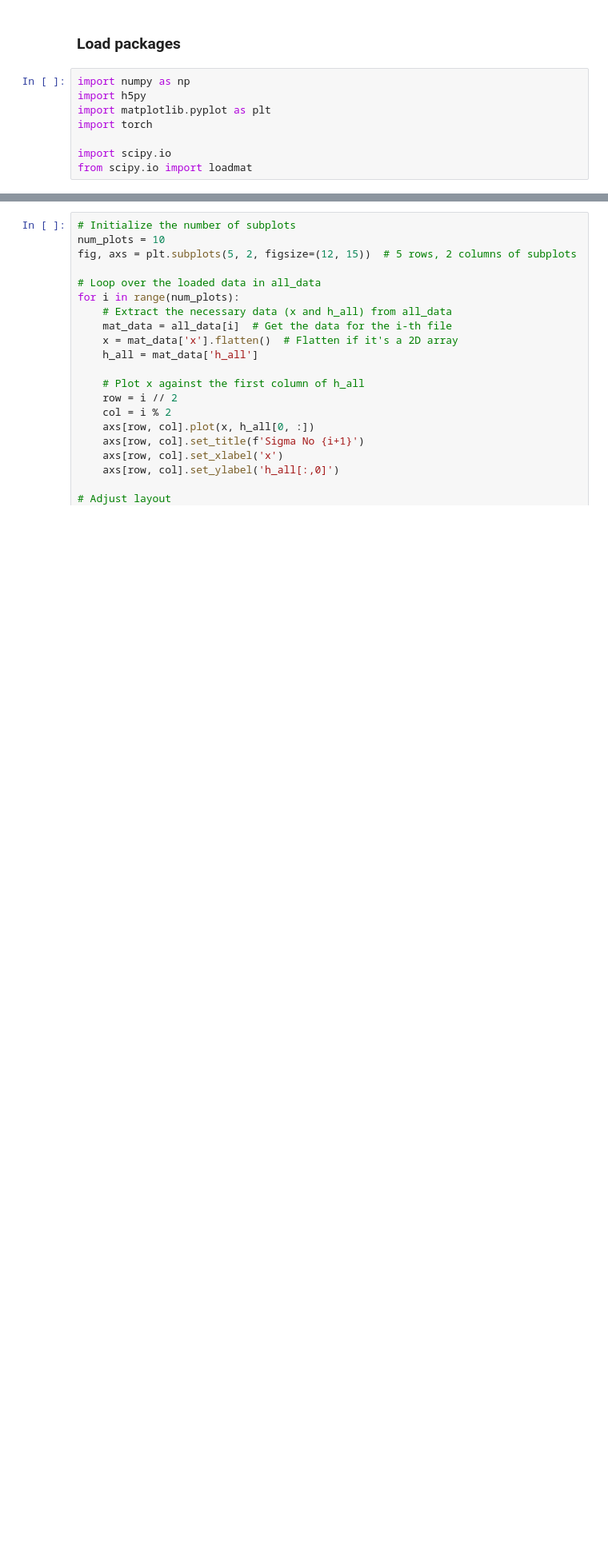
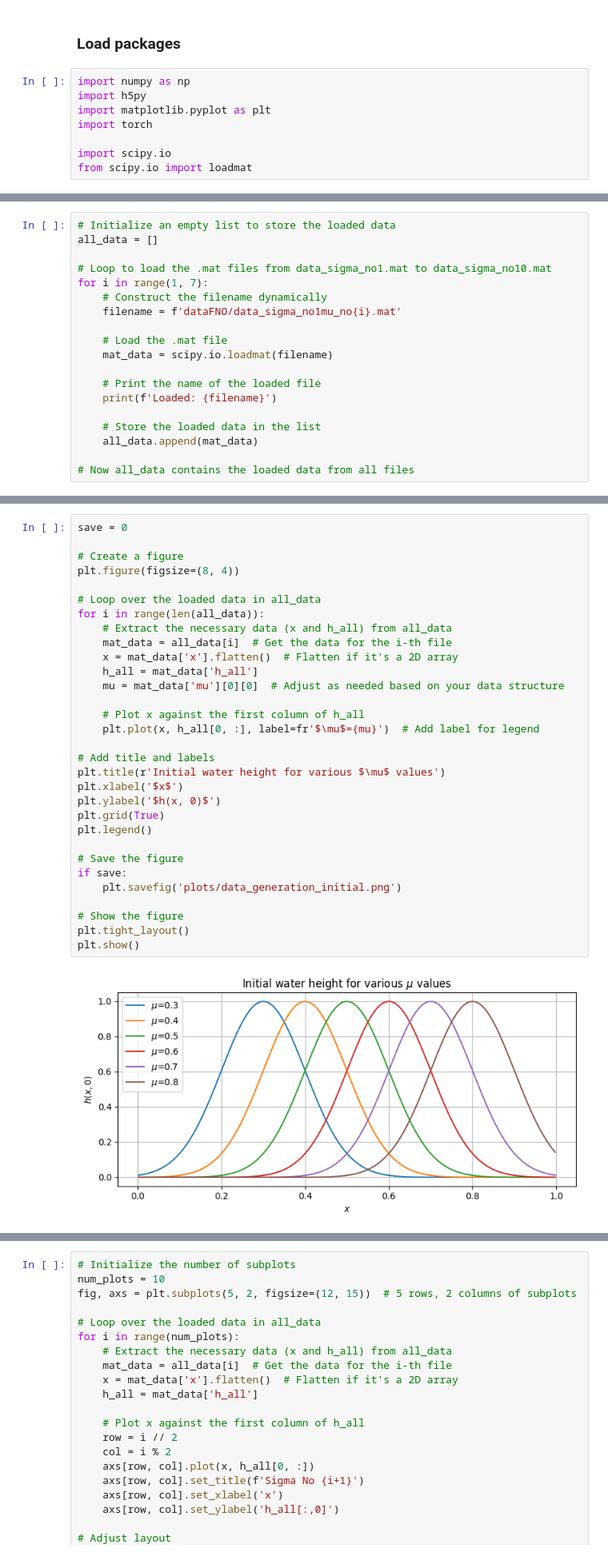
Before and after one commit to MelissaJessen/Shallow-Water-Equations, a Jupyter notebook: data-generation.ipynb, the cells around one changed output, grey strips where cells are left out. Shown at 80% size. Saved outputs shown, nothing was run; the diff lists cells and outputs as text; blank space fills up the shorter version.

Commit message:
Update data

```diff
--- a/data-generation.ipynb
+++ b/data-generation.ipynb
@@ -14,0 +17,19 @@ from scipy.io import loadmat
+# %%
+# Initialize an empty list to store the loaded data
+all_data = []
+
+# Loop to load the .mat files from data_sigma_no1.mat to data_sigma_no10.mat
+for i in range(1, 7):
+    # Construct the filename dynamically
+    filename = f'dataFNO/data_sigma_no1mu_no{i}.mat'
+
+    # Load the .mat file
+    mat_data = scipy.io.loadmat(filename)
+
+    # Print the name of the loaded file
+    print(f'Loaded: {filename}')
+
+    # Store the loaded data in the list
+    all_data.append(mat_data)
+
+# Now all_data contains the loaded data from all files
@@ -14,0 +43,33 @@ from scipy.io import loadmat
+# %%
+save = 0
+
+# Create a figure
+plt.figure(figsize=(8, 4))
+
+# Loop over the loaded data in all_data
+for i in range(len(all_data)):
+    # Extract the necessary data (x and h_all) from all_data
+    mat_data = all_data[i]  # Get the data for the i-th file
+    x = mat_data['x'].flatten()  # Flatten if it's a 2D array
+    h_all = mat_data['h_all']
+    mu = mat_data['mu'][0][0]  # Adjust as needed based on your data structure
+
+    # Plot x against the first column of h_all
+    plt.plot(x, h_all[0, :], label=fr'$\mu$={mu}')  # Add label for legend
+
+# Add title and labels
+plt.title(r'Initial water height for various $\mu$ values')
+plt.xlabel('$x$')
+plt.ylabel('$h(x, 0)$')
+plt.grid(True)
+plt.legend()
+
+# Save the figure
+if save:
+    plt.savefig('plots/data_generation_initial.png')
+
+# Show the figure
+plt.tight_layout()
+plt.show()
+# %% [output]
+[figure, added]
```
Also changed, not shown: parts of 5 cells of this notebook, 20 other files.
